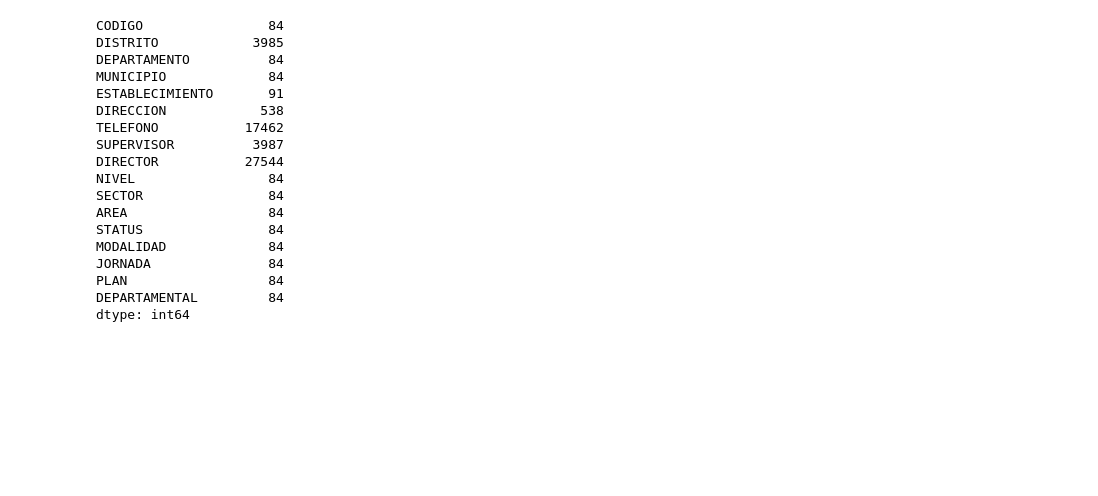
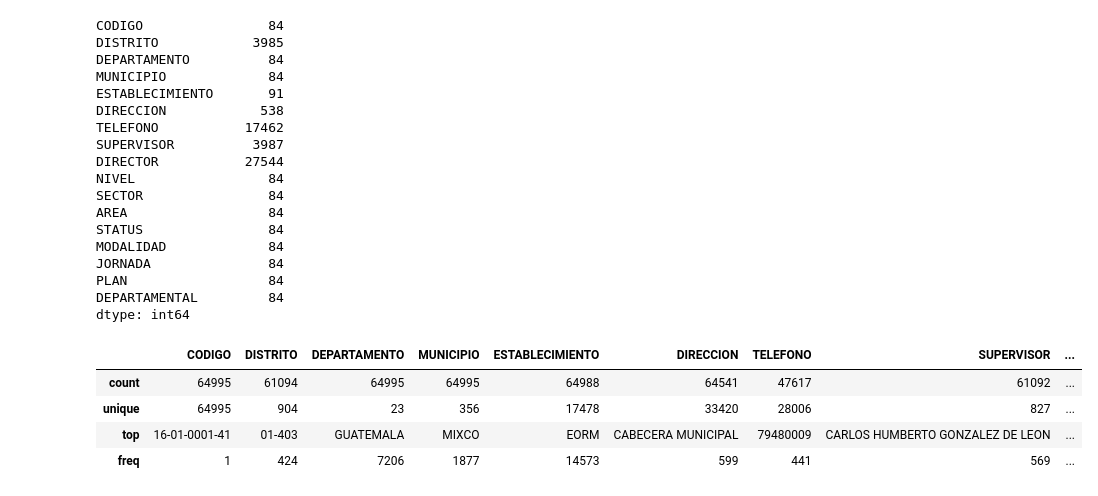
Before and after one commit to DouglasDL28/data-cleaning-ds, a Jupyter notebook: Proyecto 1.ipynb, the cells around one changed output. Saved outputs shown, nothing was run; the diff lists cells and outputs as text; code cells hidden in the pictures; blank space fills up the shorter version.

```diff
--- a/Proyecto 1.ipynb
+++ b/Proyecto 1.ipynb
@@ -95,3 +96,11 @@ JORNADA               84
 PLAN                  84
 DEPARTAMENTAL         84
 dtype: int64
+# %%
+dataFrame.describe()
+# %% [output]
+|  | CODIGO | DISTRITO | DEPARTAMENTO | MUNICIPIO | ESTABLECIMIENTO | DIRECCION | TELEFONO | SUPERVISOR | ... |
+| count | 64995 | 61094 | 64995 | 64995 | 64988 | 64541 | 47617 | 61092 | ... |
+| unique | 64995 | 904 | 23 | 356 | 17478 | 33420 | 28006 | 827 | ... |
+| top | 16-01-0001-41 | 01-403 | GUATEMALA | MIXCO | EORM | CABECERA MUNICIPAL | 79480009 | CARLOS HUMBERTO GONZALEZ DE LEON | ... |
+| freq | 1 | 424 | 7206 | 1877 | 14573 | 599 | 441 | 569 | ... |
```
Also changed, not shown: parts of 3 cells of this notebook.
